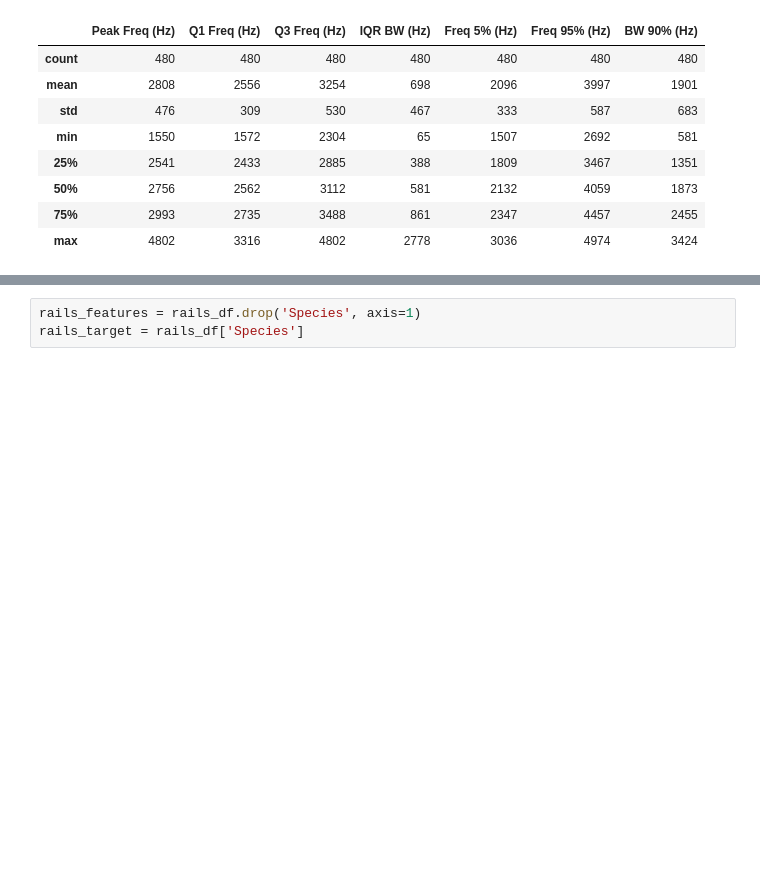
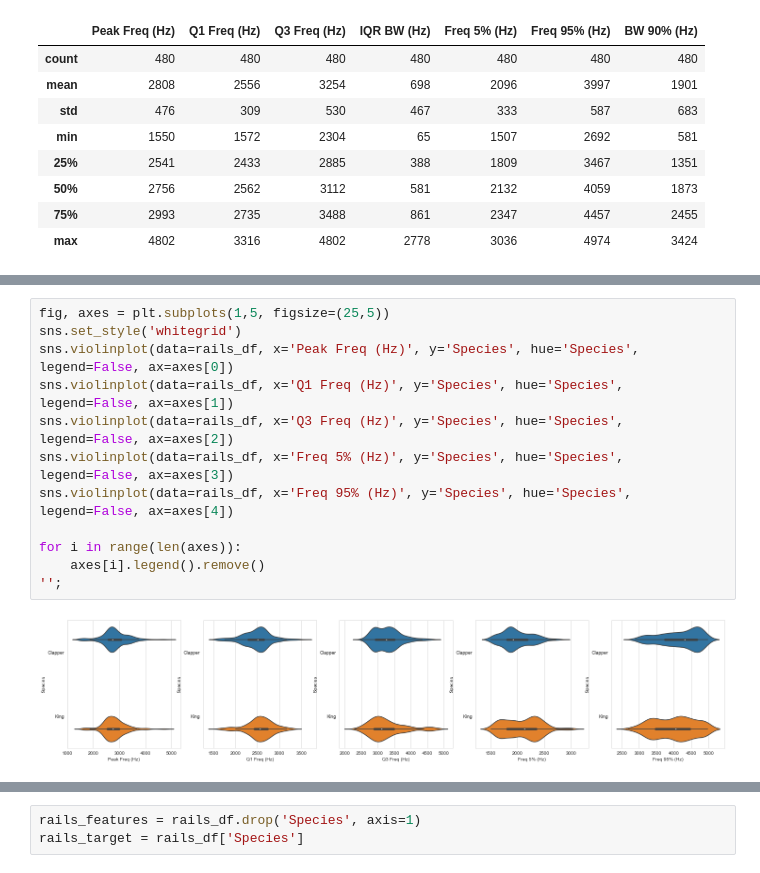
Before and after one commit to carl-schick-ds/rails, a Jupyter notebook: rails.ipynb, the cells around one changed output, grey strips where cells are left out. Cells and saved outputs as stored; diff of their text form; blank space fills up the shorter version.

```diff
--- a/rails.ipynb
+++ b/rails.ipynb
@@ -142,0 +207,14 @@ sns.histplot(data=rails_df, x='Freq 95% (Hz)', bins = 30, hue='Species', ax=axes
+# %%
+fig, axes = plt.subplots(1,5, figsize=(25,5))
+sns.set_style('whitegrid')
+sns.violinplot(data=rails_df, x='Peak Freq (Hz)', y='Species', hue='Species', legend=False, ax=axes[0])
+sns.violinplot(data=rails_df, x='Q1 Freq (Hz)', y='Species', hue='Species', legend=False, ax=axes[1])
+sns.violinplot(data=rails_df, x='Q3 Freq (Hz)', y='Species', hue='Species', legend=False, ax=axes[2])
+sns.violinplot(data=rails_df, x='Freq 5% (Hz)', y='Species', hue='Species', legend=False, ax=axes[3])
+sns.violinplot(data=rails_df, x='Freq 95% (Hz)', y='Species', hue='Species', legend=False, ax=axes[4])
+
+for i in range(len(axes)):
+    axes[i].legend().remove()
+'';
+# %% [output]
+[figure, added]
```
Also changed, not shown: parts of 20 cells of this notebook.
